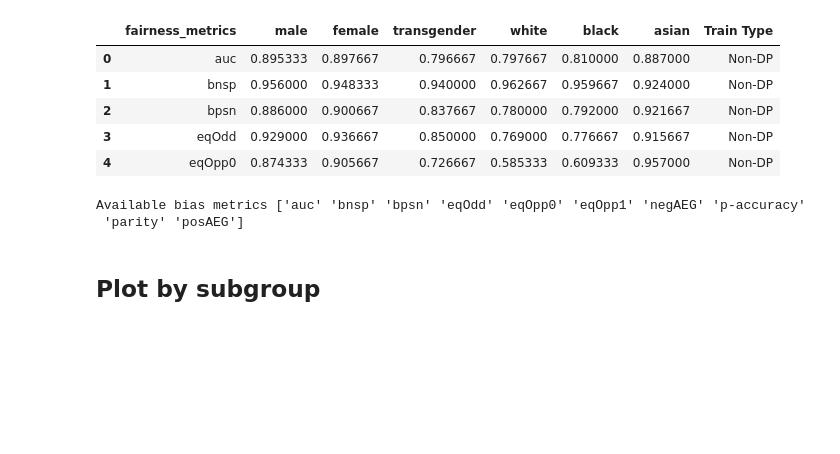
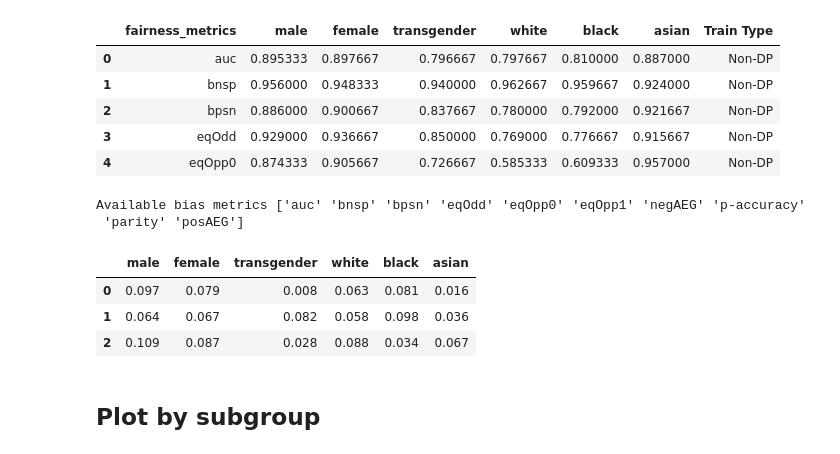
Before and after one commit to khairulislam/DP-on-NLP-Bias, a Jupyter notebook: src/jigsaw/average results and plot.ipynb, the cells around one changed output. Drawn from its saved outputs; the diff is of its cells as text; code cells hidden in the pictures; blank space fills up the shorter version.

```diff
--- a/src/jigsaw/average results and plot.ipynb
+++ b/src/jigsaw/average results and plot.ipynb
@@ -246,6 +236,15 @@ bias_metrics = ['eqOdd', 'parity', 'p-accuracy', 'auc', 'bnsp', 'bpsn']
 # %% [output]
 Available bias metrics ['auc' 'bnsp' 'bpsn' 'eqOdd' 'eqOpp0' 'eqOpp1' 'negAEG' 'p-accuracy'
  'parity' 'posAEG']
+# %%
+temp1 = total_df[(total_df['Train Type']=='Non-DP') & total_df['fairness_metrics'].isin(['auc', 'bpsn', 'bnsp'])].drop(columns=['fairness_metrics', 'Train Type'])
+temp2 = total_df[(total_df['Train Type']=='ε <=0.5') & total_df['fairness_metrics'].isin(['auc', 'bpsn', 'bnsp'])].drop(columns=['fairness_metrics', 'Train Type'])
+(temp1 - temp2).round(3)
+# %% [output]
+|  | male | female | transgender | white | black | asian |
+| 0 | 0.097 | 0.079 | 0.008 | 0.063 | 0.081 | 0.016 |
+| 1 | 0.064 | 0.067 | 0.082 | 0.058 | 0.098 | 0.036 |
+| 2 | 0.109 | 0.087 | 0.028 | 0.088 | 0.034 | 0.067 |
 # %% [markdown]
 ## Plot by subgroup
 # %%
```
Also changed, not shown: parts of 5 cells of this notebook, 54 other files.
